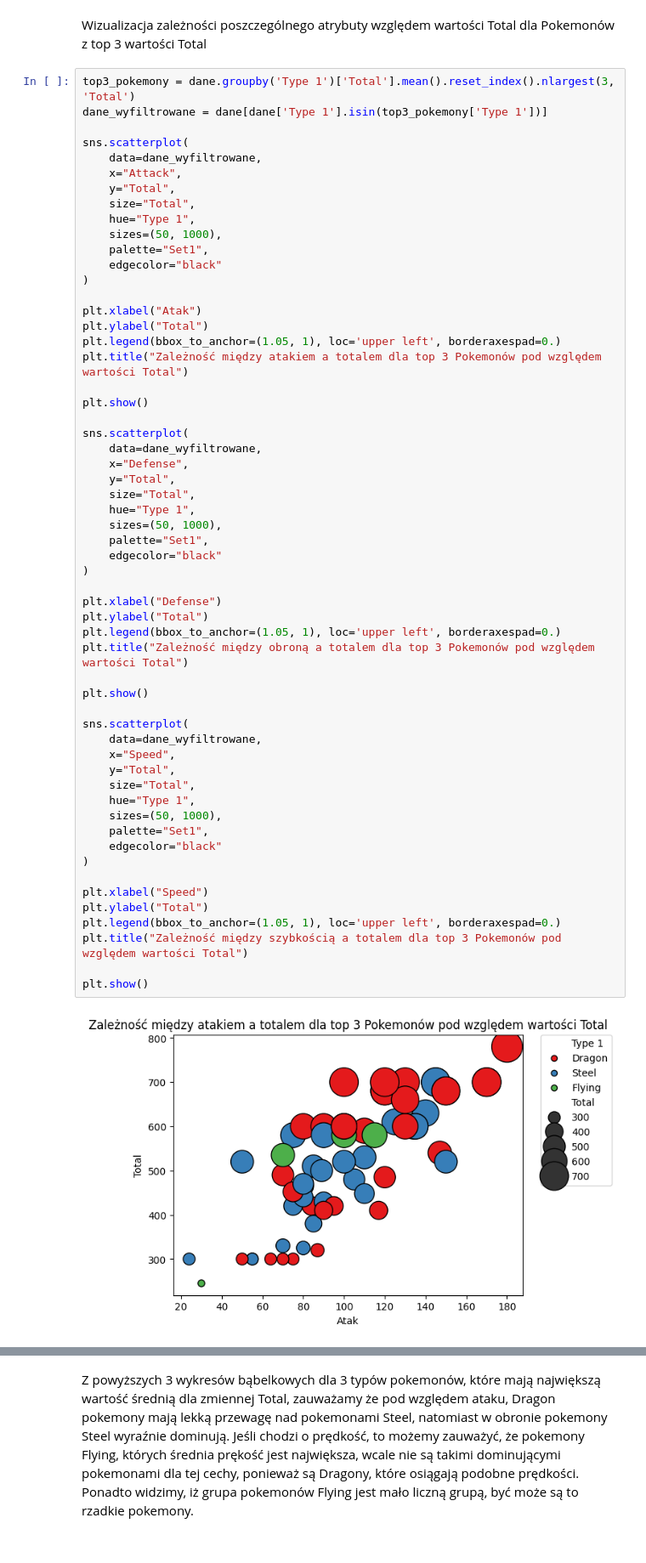
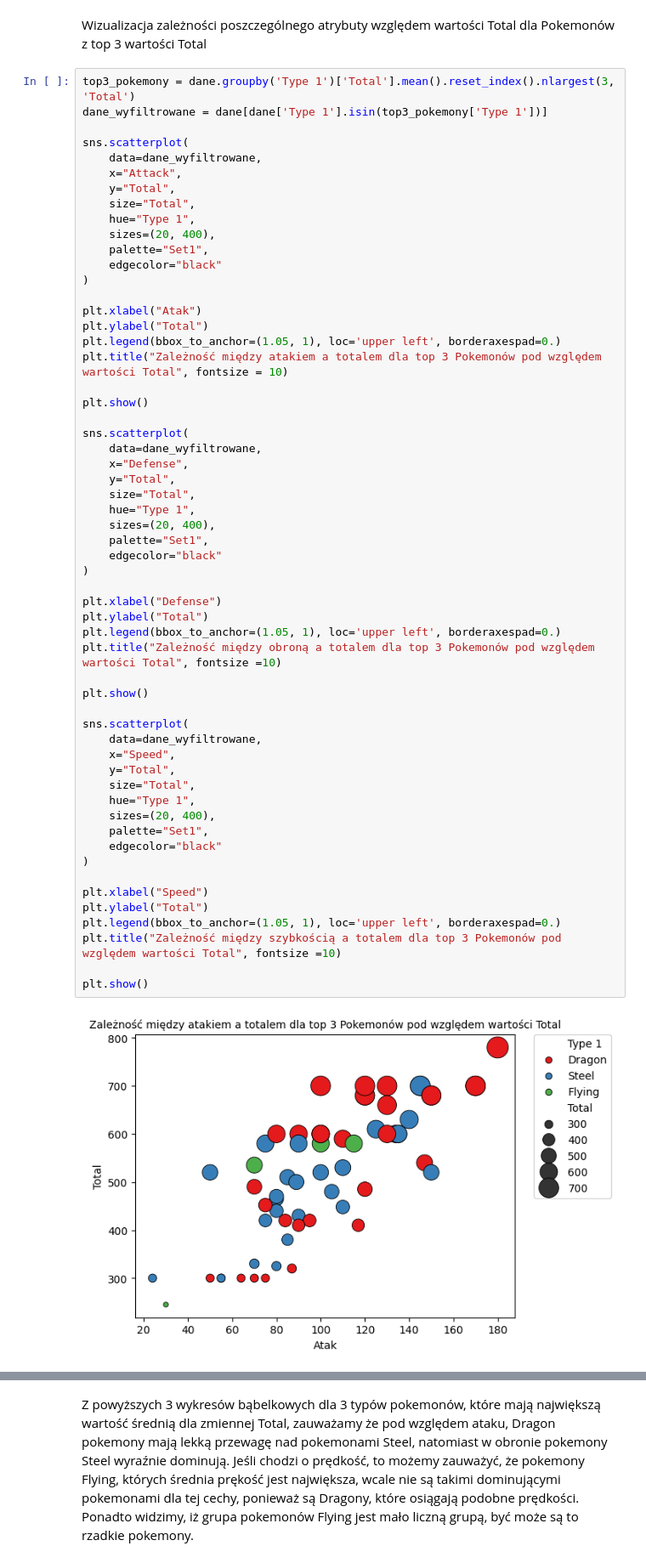
Before and after one commit to Kubix-commits/Wizualizacja-Danych, a Jupyter notebook: Projekt - wizualizacja/Wizualizacja danych.ipynb, the cells around one changed output, grey strips where cells are left out. Shown at 85% size. Cells and saved outputs as stored; diff of their text form.

```diff
--- a/Projekt - wizualizacja/Wizualizacja danych.ipynb
+++ b/Projekt - wizualizacja/Wizualizacja danych.ipynb
@@ -242,7 +243,7 @@ sns.scatterplot(
     y="Total",
     size="Total",
     hue="Type 1",
-    sizes=(50, 1000),
+    sizes=(20, 400),
     palette="Set1",
     edgecolor="black"
 )
@@ -250,7 +251,7 @@ sns.scatterplot(
 plt.xlabel("Atak")
 plt.ylabel("Total")
 plt.legend(bbox_to_anchor=(1.05, 1), loc='upper left', borderaxespad=0.)
-plt.title("Zależność między atakiem a totalem dla top 3 Pokemonów pod względem wartości Total")
+plt.title("Zależność między atakiem a totalem dla top 3 Pokemonów pod względem wartości Total", fontsize = 10)
 
 plt.show()
 
@@ -259,35 +260,35 @@ sns.scatterplot(
     x="Defense",
     y="Total",
     size="Total",
     hue="Type 1",
-    sizes=(50, 1000),
+    sizes=(20, 400),
     palette="Set1",
     edgecolor="black"
 )
 
 plt.xlabel("Defense")
 plt.ylabel("Total")
 plt.legend(bbox_to_anchor=(1.05, 1), loc='upper left', borderaxespad=0.)
-plt.title("Zależność między obroną a totalem dla top 3 Pokemonów pod względem wartości Total")
+plt.title("Zależność między obroną a totalem dla top 3 Pokemonów pod względem wartości Total", fontsize =10)
 
 plt.show()
 
 sns.scatterplot(
     data=dane_wyfiltrowane,
     x="Speed",
     y="Total",
     size="Total",
     hue="Type 1",
-    sizes=(50, 1000),
+    sizes=(20, 400),
     palette="Set1",
     edgecolor="black"
 )
 
 plt.xlabel("Speed")
 plt.ylabel("Total")
 plt.legend(bbox_to_anchor=(1.05, 1), loc='upper left', borderaxespad=0.)
-plt.title("Zależność między szybkością a totalem dla top 3 Pokemonów pod względem wartości Total")
+plt.title("Zależność między szybkością a totalem dla top 3 Pokemonów pod względem wartości Total", fontsize =10)
 
 plt.show()
 # %% [output]
-[figure, old version]
+[figure, new version]
```
Also changed, not shown: parts of 10 cells of this notebook, 1 other file.
